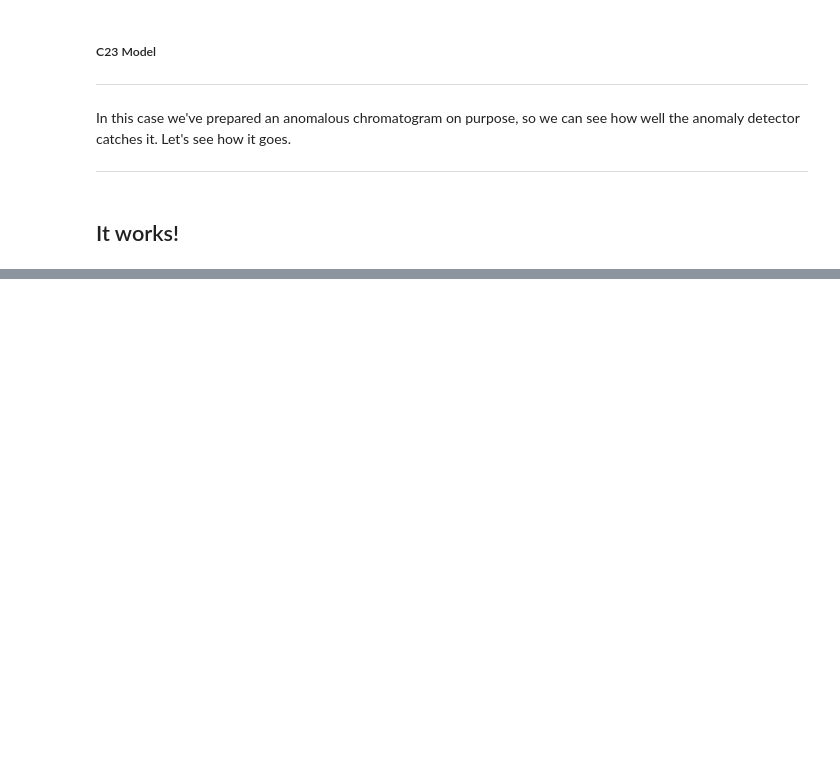
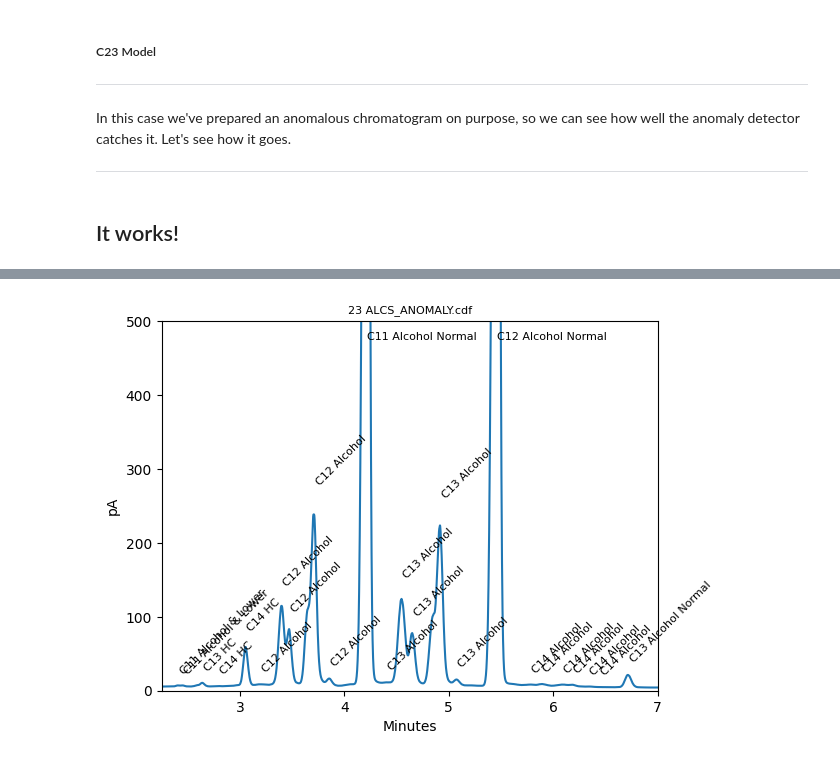
Before and after one commit to jnw022/chrom_monitor, a Jupyter notebook: CDF Reader Anonymized.ipynb, the cells around one changed output, grey strips where cells are left out. Saved outputs shown, nothing was run; the diff lists cells and outputs as text; code cells hidden in the pictures; blank space fills up the shorter version.

```diff
--- a/CDF Reader Anonymized.ipynb
+++ b/CDF Reader Anonymized.ipynb
@@ -1762,0 +1764,4 @@ for analyte in alc23_analytes:
+# %%
+anomaly.plot(ymax=500, xmin=2.25, xmax=7)
+# %% [output]
+[figure, added]
```
Also changed, not shown: parts of 3 cells of this notebook.
